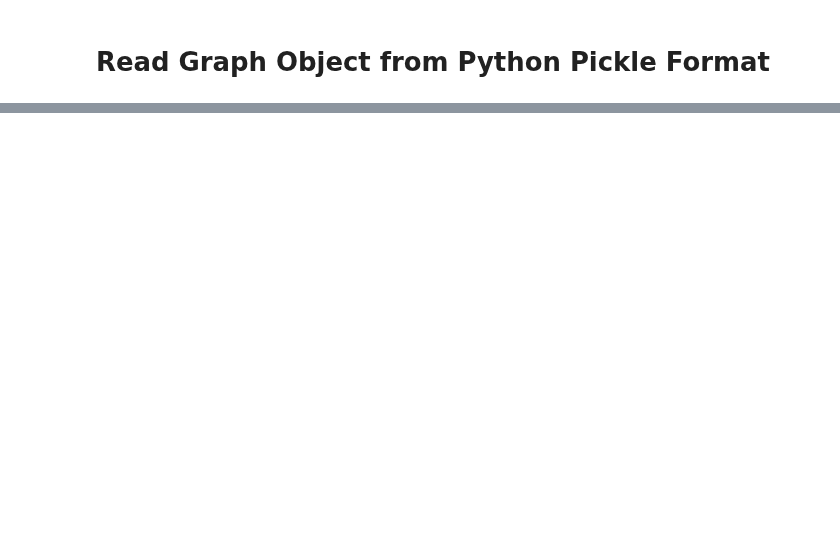
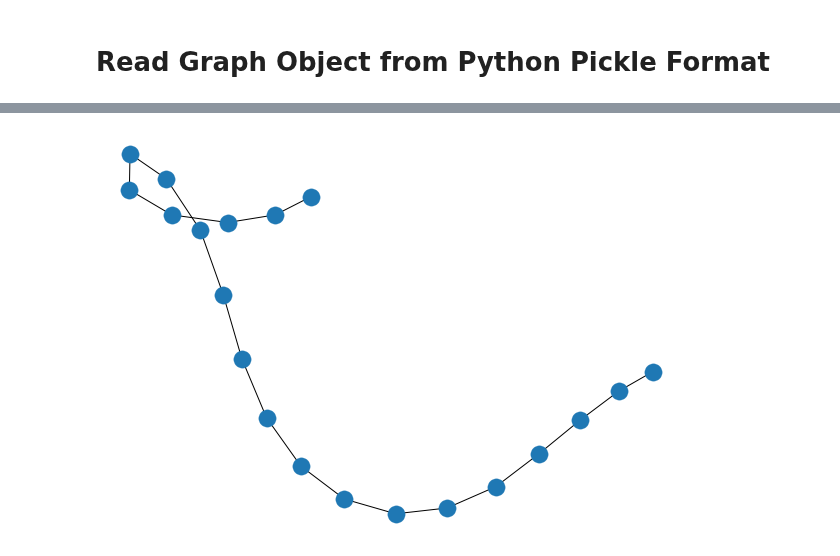
Before and after one commit to JayantGoel001/GraphsAndSocialNetworkAnalytics, a Jupyter notebook: Reading And Writing Files.ipynb, the cells around one changed output, grey strips where cells are left out. Saved outputs shown, nothing was run; the diff lists cells and outputs as text; code cells hidden in the pictures; blank space fills up the shorter version.

```diff
--- a/Reading And Writing Files.ipynb
+++ b/Reading And Writing Files.ipynb
@@ -21,0 +33,5 @@ nx.draw(data,with_labels=True)
+# %%
+edge_list = nx.read_edgelist('path_edge.text')
+nx.draw(edge_list)
+# %% [output]
+[figure, added]
```
Also changed, not shown: parts of 7 cells of this notebook, 3 other files.
